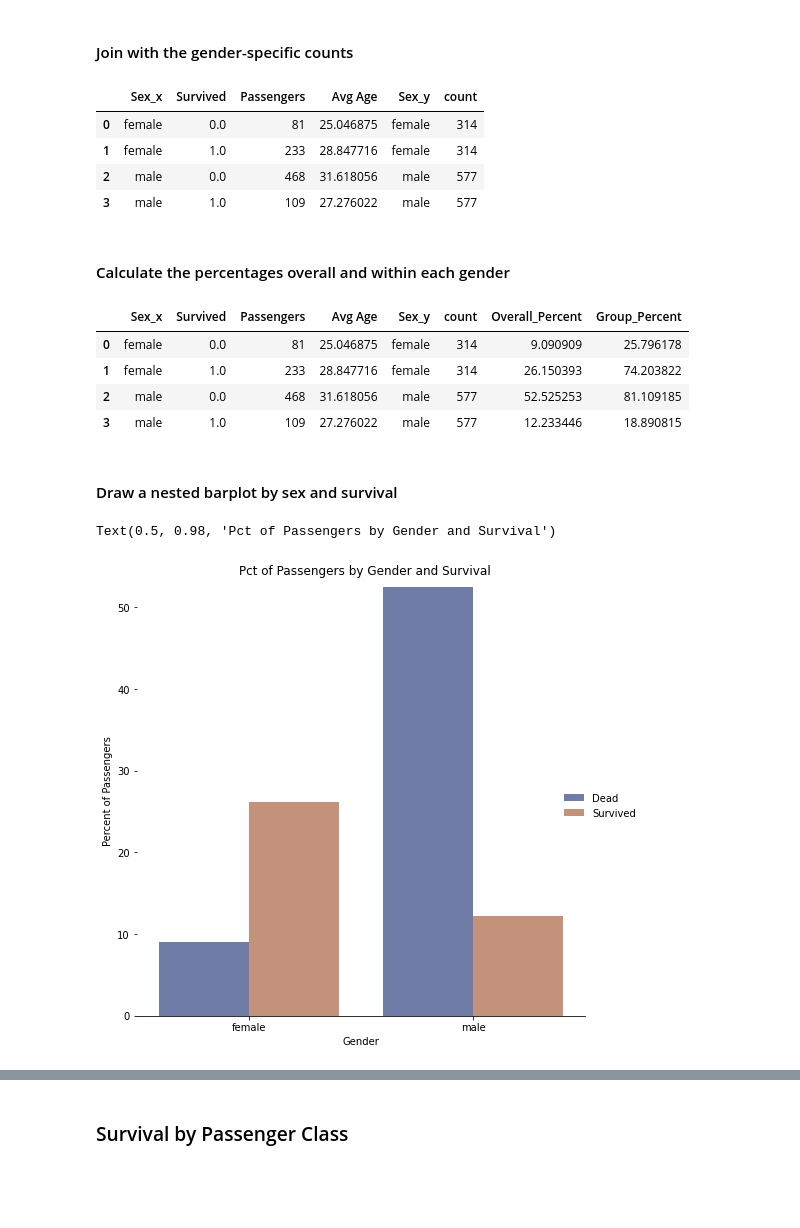
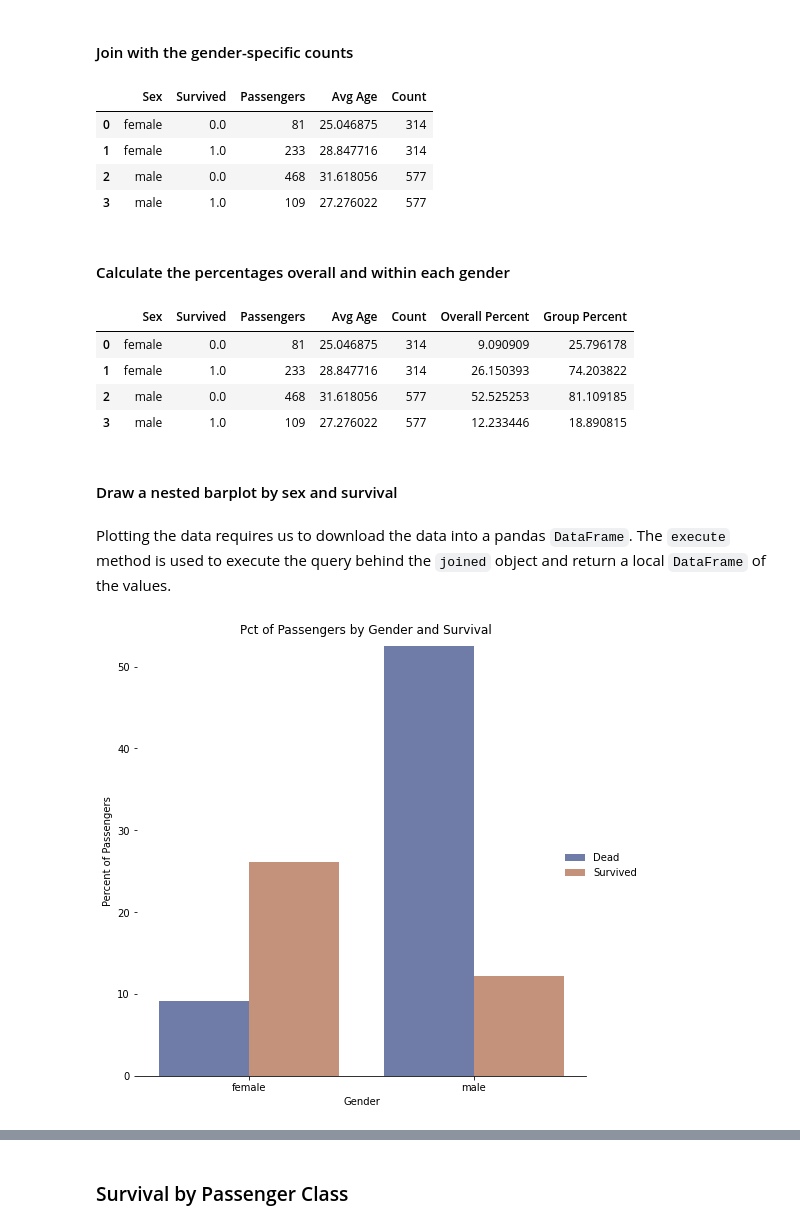
Before and after one commit to singlestore-labs/ibis-singlestoredb, a Jupyter notebook: examples/Titanic.ipynb, the cells around one changed output, grey strips where cells are left out. Cells and saved outputs as stored; diff of their text form; code cells hidden in the pictures; blank space fills up the shorter version.

```diff
--- a/examples/Titanic.ipynb
+++ b/examples/Titanic.ipynb
@@ -17,7 +17,7 @@ ibis.options.interactive = True
 The connection parameters can either be [Python DB-API](https://peps.python.org/pep-0249/) style parameters,
 or a URL connection string as used by [SQLAlchemy](https://www.sqlalchemy.org).
 # %%
-conn = ibis.singlestoredb.connect('localhost/x_db')
+conn = ibis.singlestoredb.connect('root:@127.0.0.1/x_db')
 # %% [markdown]
 ### Head over to Kaggle and get the csv files for the titanic data
 
@@ -145,12 +142,10 @@ num_surv / num_pass
 cols = [titanic_tbl.Sex, titanic_tbl.Survived]
 train = titanic_tbl.Survived.notnull()
 
-freq = titanic_tbl[train].groupby(cols).aggregate(
-    [
-        titanic_tbl.count().name('Passengers'),
-        titanic_tbl.Age.mean().name('Avg Age')
-    ]
-).sort_by(cols)
+freq = titanic_tbl[train].groupby(cols).aggregate([
+    titanic_tbl.count().name('Passengers'),
+    titanic_tbl.Age.mean().name('Avg Age')
+]).sort_by(cols)
 freq
 # %% [output]
 |  | Sex | Survived | Passengers | Avg Age |
@@ -161,35 +156,38 @@ freq
 # %% [markdown]
 #### Join with the gender-specific counts
 # %%
-gender = titanic_tbl[train].groupby(titanic_tbl.Sex).count()
-joined = freq.join(gender, freq.Sex == gender.Sex)
+gender = titanic_tbl[train].groupby(titanic_tbl.Sex).count(metric_name='Count')
+joined = freq.join(gender, freq.Sex == gender.Sex, suffixes=('', '_')).drop('Sex_')
 joined
 # %% [output]
-|  | Sex_x | Survived | Passengers | Avg Age | Sex_y | count |
-| 0 | female | 0.0 | 81 | 25.046875 | female | 314 |
-| 1 | female | 1.0 | 233 | 28.847716 | female | 314 |
-| 2 | male | 0.0 | 468 | 31.618056 | male | 577 |
-| 3 | male | 1.0 | 109 | 27.276022 | male | 577 |
+|  | Sex | Survived | Passengers | Avg Age | Count |
+| 0 | female | 0.0 | 81 | 25.046875 | 314 |
+| 1 | female | 1.0 | 233 | 28.847716 | 314 |
+| 2 | male | 0.0 | 468 | 31.618056 | 577 |
+| 3 | male | 1.0 | 109 | 27.276022 | 577 |
 # %% [markdown]
 #### Calculate the percentages overall and within each gender
 # %%
-# Get the total as a local numeric to use in the following expressions
+# Get the total as a local numeric to use in the following expressions.
+# Downloading the value is needed because it originates from a separate table expression.
 total = titanic_tbl[train].count().execute()
 
-# Add additional columns to joined table and execute to download the data for plotting
+# Add additional columns to joined table and execute to download the data for plotting.
 joined = joined[
     joined.columns + [
-    (100.0 * joined.Passengers / total).name('Overall_Percent'),
-    (100.0 * joined.Passengers / joined['count']).name('Group_Percent'),  # Must use [...] here because count is also a method name
+        (100.0 * joined.Passengers / total).name('Overall Percent'),
+        (100.0 * joined.Passengers / joined.Count).name('Group Percent'),
     ]
-].execute()
-
+]
 joined
 # %% [output]
-|  | Sex_x | Survived | Passengers | Avg Age | Sex_y | count | Overall_Percent | Group_Percent |
-| 0 | female | 0.0 | 81 | 25.046875 | female | 314 | 9.090909 | 25.796178 |
-| 1 | female | 1.0 | 233 | 28.847716 | female | 314 | 26.150393 | 74.203822 |
-| 2 | male | 0.0 | 468 | 31.618056 | male | 577 | 52.525253 | 81.109185 |
-| 3 | male | 1.0 | 109 | 27.276022 | male | 577 | 12.233446 | 18.890815 |
+|  | Sex | Survived | Passengers | Avg Age | Count | Overall Percent | Group Percent |
+| 0 | female | 0.0 | 81 | 25.046875 | 314 | 9.090909 | 25.796178 |
+| 1 | female | 1.0 | 233 | 28.847716 | 314 | 26.150393 | 74.203822 |
+| 2 | male | 0.0 | 468 | 31.618056 | 577 | 52.525253 | 81.109185 |
+| 3 | male | 1.0 | 109 | 27.276022 | 577 | 12.233446 | 18.890815 |
 # %% [markdown]
 #### Draw a nested barplot by sex and survival
+# %% [markdown]
+Plotting the data requires us to download the data into a pandas `DataFrame`. The `execute` method is used to
+execute the query behind the `joined` object and return a local `DataFrame` of the values.
@@ -196,7 +196,7 @@ joined
 # %%
 g = sns.catplot(
     data=joined, kind='bar',
-    x='Sex_x', y='Overall_Percent', hue='Survived',
+    x='Sex', y='Overall Percent', hue='Survived',
     palette='dark', alpha=.6, height=7
 )
 
@@ -208,9 +208,8 @@ new_labels = ['Dead', 'Survived']
 for t, l in zip(g.legend.texts, new_labels):
     t.set_text(l)
 
-g.fig.suptitle('Pct of Passengers by Gender and Survival')
+g.fig.suptitle('Pct of Passengers by Gender and Survival');
 # %% [output]
-Text(0.5, 0.98, 'Pct of Passengers by Gender and Survival')
 [figure]
 # %%
 g = sns.catplot(
```
Also changed, not shown: parts of 16 cells of this notebook.
